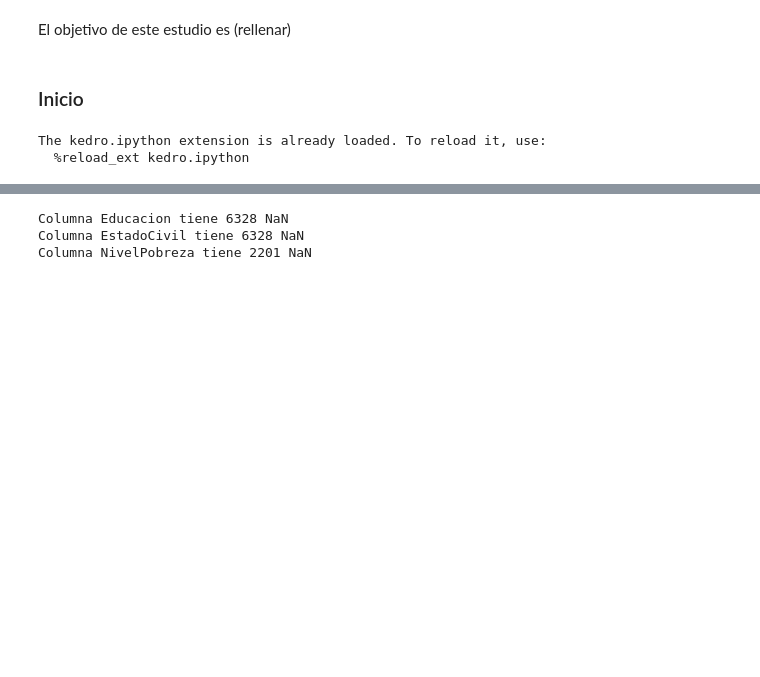
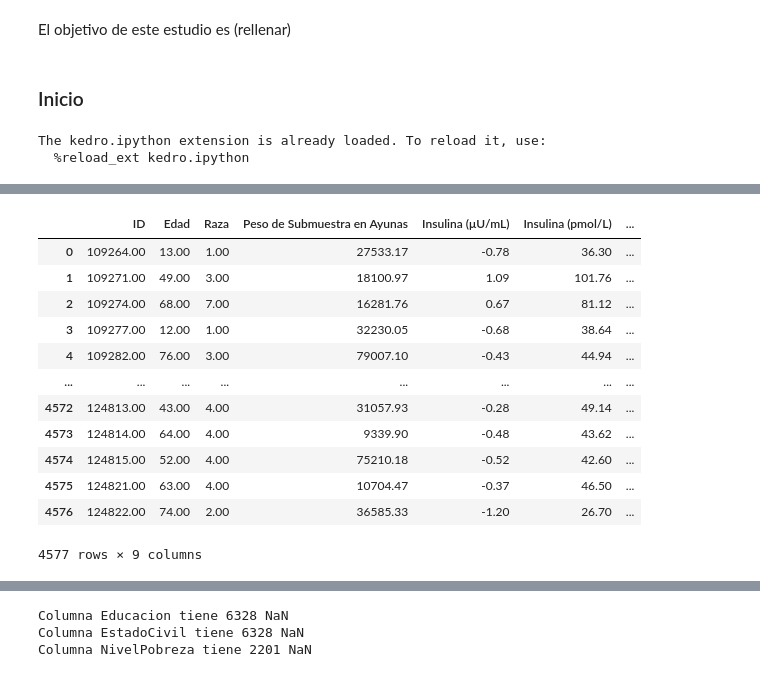
Before and after one commit to Manjanans/nhanes, a Jupyter notebook: notebooks/Pruebas para real.ipynb, the cells around one changed output, grey strips where cells are left out. Saved outputs shown, nothing was run; the diff lists cells and outputs as text; code cells hidden in the pictures; blank space fills up the shorter version.

```diff
--- a/notebooks/Pruebas para real.ipynb
+++ b/notebooks/Pruebas para real.ipynb
@@ -169,0 +184,3 @@ consideracion["NivelPobreza"] = demografia["INDFMPIR"]
+# %%
+final
+# %% [output]
@@ -169,0 +188,13 @@ consideracion["NivelPobreza"] = demografia["INDFMPIR"]
+|  | ID | Edad | Raza | Peso de Submuestra en Ayunas | Insulina (μU/mL) | Insulina (pmol/L) | ... |
+| 0 | 109264.00 | 13.00 | 1.00 | 27533.17 | -0.78 | 36.30 | ... |
+| 1 | 109271.00 | 49.00 | 3.00 | 18100.97 | 1.09 | 101.76 | ... |
+| 2 | 109274.00 | 68.00 | 7.00 | 16281.76 | 0.67 | 81.12 | ... |
+| 3 | 109277.00 | 12.00 | 1.00 | 32230.05 | -0.68 | 38.64 | ... |
+| 4 | 109282.00 | 76.00 | 3.00 | 79007.10 | -0.43 | 44.94 | ... |
+| ... | ... | ... | ... | ... | ... | ... | ... |
+| 4572 | 124813.00 | 43.00 | 4.00 | 31057.93 | -0.28 | 49.14 | ... |
+| 4573 | 124814.00 | 64.00 | 4.00 | 9339.90 | -0.48 | 43.62 | ... |
+| 4574 | 124815.00 | 52.00 | 4.00 | 75210.18 | -0.52 | 42.60 | ... |
+| 4575 | 124821.00 | 63.00 | 4.00 | 10704.47 | -0.37 | 46.50 | ... |
+| 4576 | 124822.00 | 74.00 | 2.00 | 36585.33 | -1.20 | 26.70 | ... |
+4577 rows × 9 columns
```
Also changed, not shown: parts of 84 cells of this notebook.
